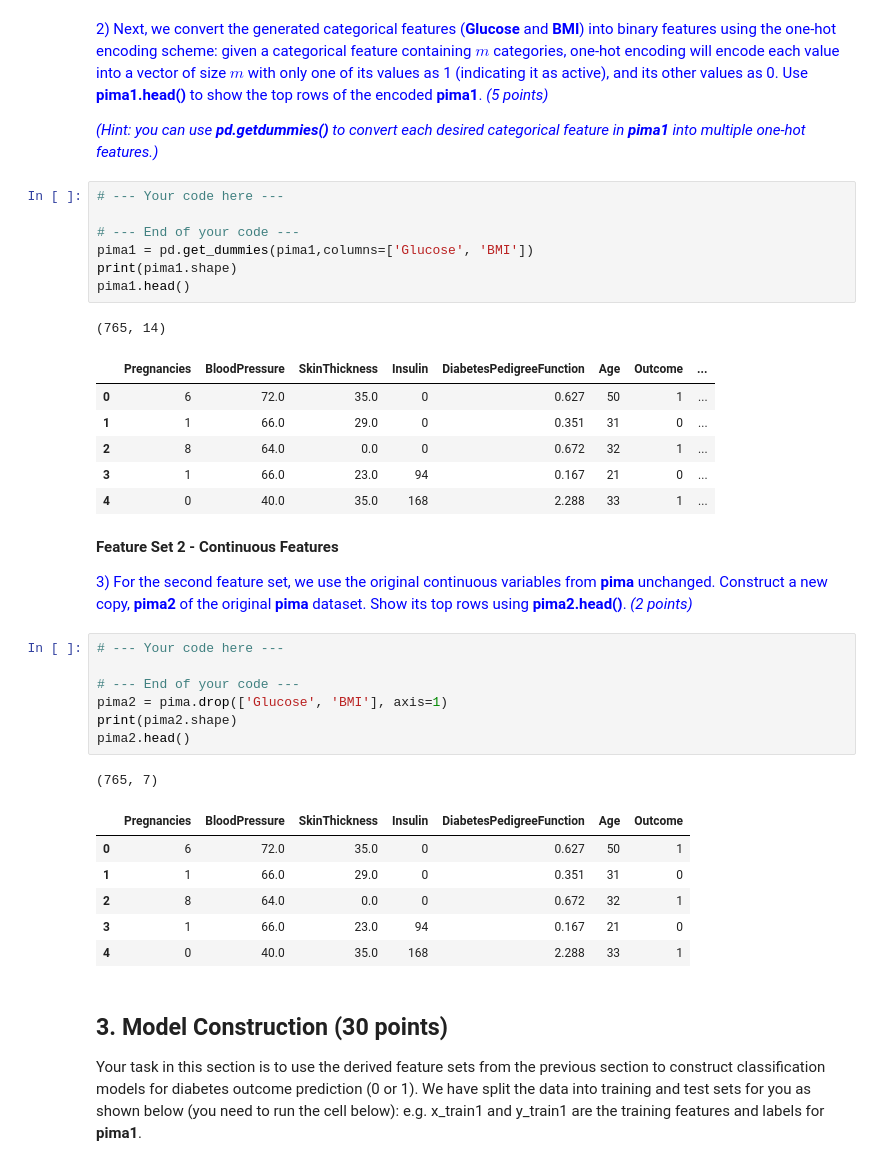
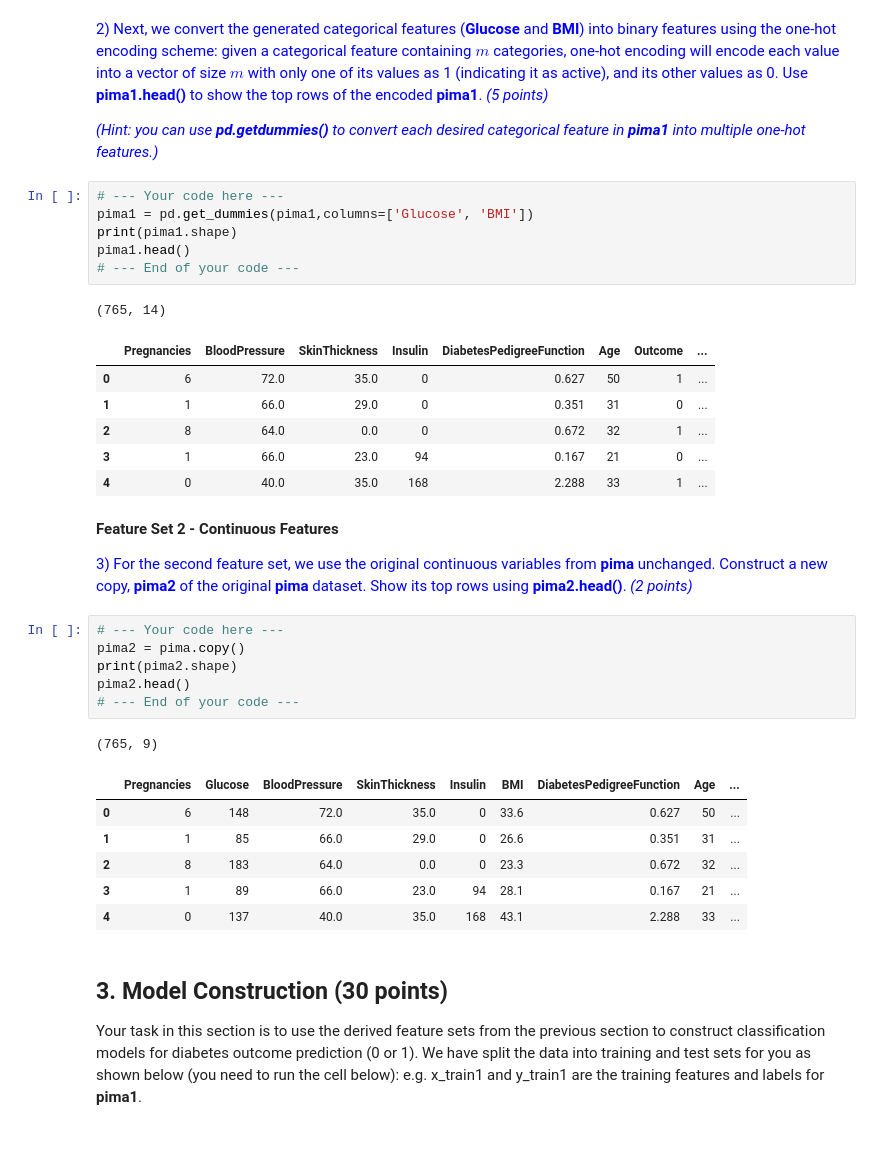
Before and after one commit to Hung86/CS5228_Knowledge-Discovery, a Jupyter notebook: assignment2/assign2.ipynb, the cells around one changed output. Drawn from its saved outputs; the diff is of its cells as text.

```diff
--- a/assignment2/assign2.ipynb
+++ b/assignment2/assign2.ipynb
@@ -171,11 +174,10 @@ pima1.head()
 <span style="color:blue">*(Hint: you can use **pd.getdummies()** to convert each desired categorical feature in **pima1** into multiple one-hot features.)*</span>
 # %%
 # --- Your code here ---
-
-# --- End of your code ---
 pima1 = pd.get_dummies(pima1,columns=['Glucose', 'BMI'])
 print(pima1.shape)
 pima1.head()
+# --- End of your code ---
 # %% [output]
 (765, 14)
 |  | Pregnancies | BloodPressure | SkinThickness | Insulin | DiabetesPedigreeFunction | Age | Outcome | ... |
@@ -190,19 +192,18 @@ pima1.head()
 <span style="color:blue">3) For the second feature set, we use the original continuous variables from **pima** unchanged. Construct a new copy, **pima2** of the original **pima** dataset. Show its top rows using **pima2.head()**. *(2 points)*</span>
 # %%
 # --- Your code here ---
-
-# --- End of your code ---
-pima2 = pima.drop(['Glucose', 'BMI'], axis=1)
+pima2 = pima.copy()
 print(pima2.shape)
 pima2.head()
+# --- End of your code ---
 # %% [output]
-(765, 7)
+(765, 9)
-|  | Pregnancies | BloodPressure | SkinThickness | Insulin | DiabetesPedigreeFunction | Age | Outcome |
-| 0 | 6 | 72.0 | 35.0 | 0 | 0.627 | 50 | 1 |
-| 1 | 1 | 66.0 | 29.0 | 0 | 0.351 | 31 | 0 |
-| 2 | 8 | 64.0 | 0.0 | 0 | 0.672 | 32 | 1 |
-| 3 | 1 | 66.0 | 23.0 | 94 | 0.167 | 21 | 0 |
-| 4 | 0 | 40.0 | 35.0 | 168 | 2.288 | 33 | 1 |
+|  | Pregnancies | Glucose | BloodPressure | SkinThickness | Insulin | BMI | DiabetesPedigreeFunction | Age | ... |
+| 0 | 6 | 148 | 72.0 | 35.0 | 0 | 33.6 | 0.627 | 50 | ... |
+| 1 | 1 | 85 | 66.0 | 29.0 | 0 | 26.6 | 0.351 | 31 | ... |
+| 2 | 8 | 183 | 64.0 | 0.0 | 0 | 23.3 | 0.672 | 32 | ... |
+| 3 | 1 | 89 | 66.0 | 23.0 | 94 | 28.1 | 0.167 | 21 | ... |
+| 4 | 0 | 137 | 40.0 | 35.0 | 168 | 43.1 | 2.288 | 33 | ... |
 # %% [markdown]
 ## 3. Model Construction (30 points)
 
```
Also changed, not shown: parts of 19 cells of this notebook.
